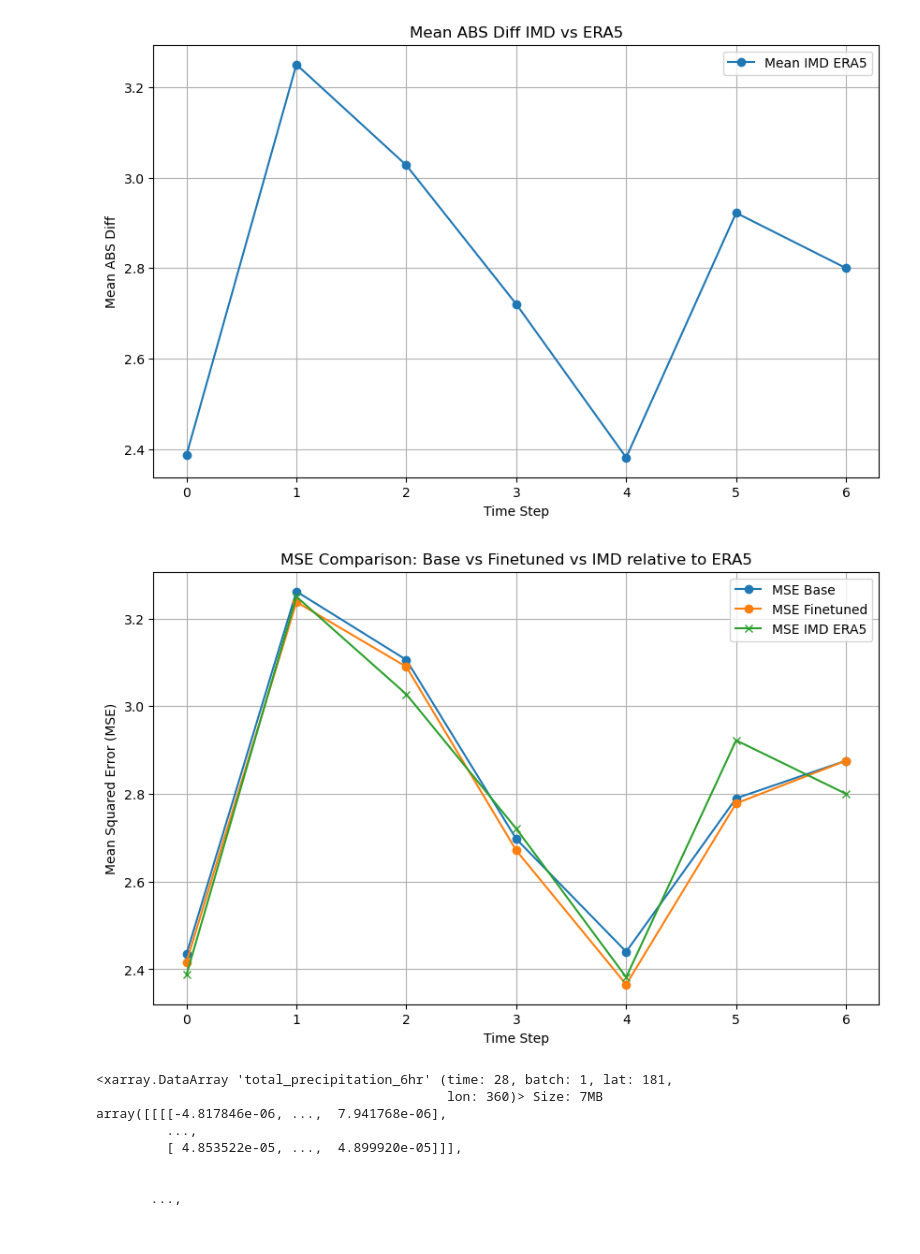
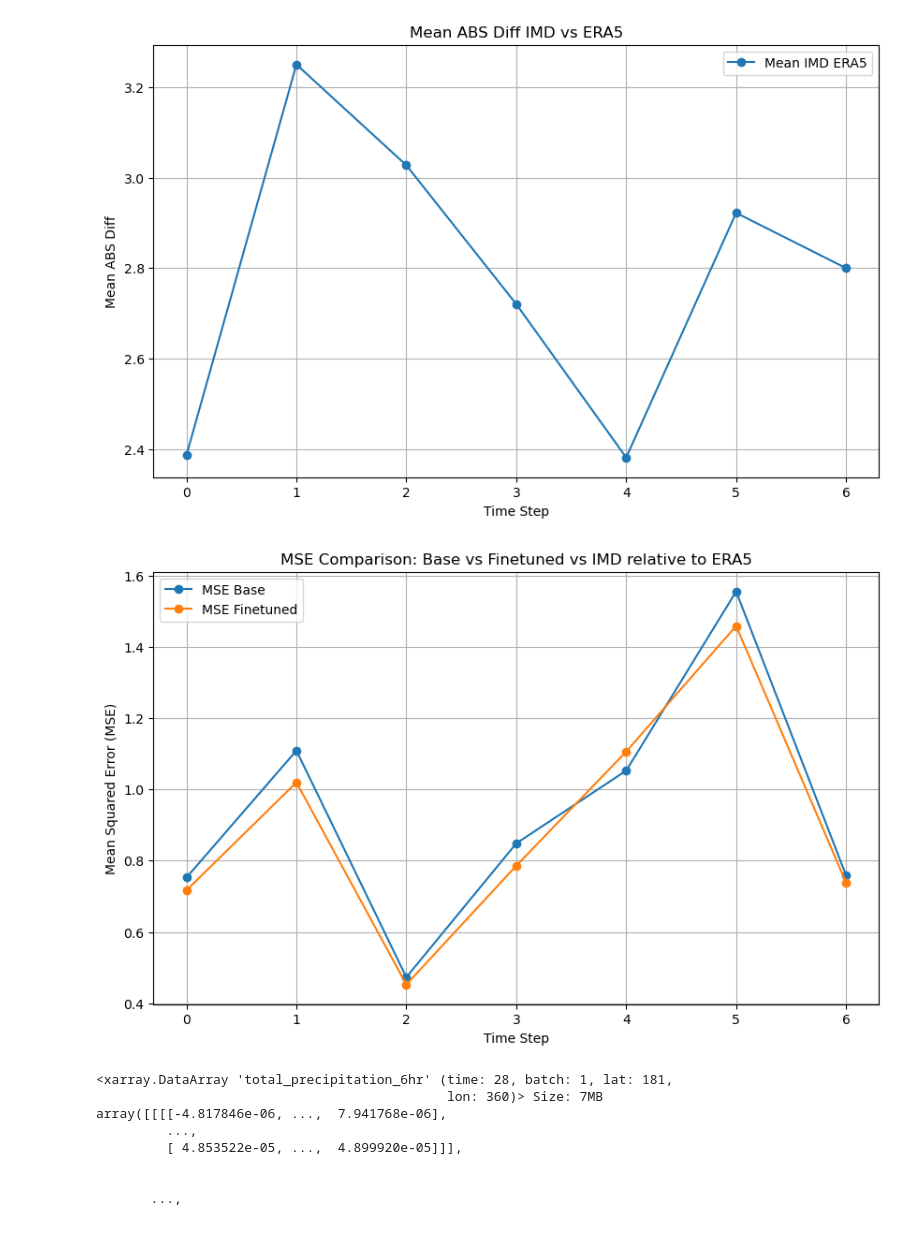
Before and after one commit to SaptarishiD/graphcast, a Jupyter notebook: local_files/finetune_vs_base.ipynb, the cells around one changed output. Drawn from its saved outputs; the diff is of its cells as text; code cells hidden in the pictures.

```diff
--- a/local_files/finetune_vs_base.ipynb
+++ b/local_files/finetune_vs_base.ipynb
@@ -314,6 +312,6 @@ Coordinates:
     units:                                    kg m**-2
     standard_name:                            unknown
 # %%
-wb_data = xr.open_zarr("/Datastorage/saptarishi.dhanuka_asp25/era5_data/era5_jun22_full.zarr")
-wb_data.isel(time=slice(7,71))
+wb_data = xr.open_zarr("/Datastorage/saptarishi.dhanuka_asp25/era5_data/wb_era5_jan2016_temp_ppt.zarr/")
+wb_data
 # %% [output]
@@ -871,4 +853,4 @@ temperature_pred_finetuned.isel(time=0).sel(lat=slice(latmax, latmin), lon=slice
 # %%
-diff = temperature_pred_finetuned.isel(time=0).squeeze() - imd_target_init_15th.isel(step=0).squeeze()
+diff = temperature_pred_finetuned.isel(time=0).squeeze() - temperature_targets.isel(time=0).squeeze()
 diff
 # %% [output]
@@ -1011,7 +994,7 @@ def finetuned_diff_imd(time_step):
 
 
 
-def plot_difference_with_targets(time_step):
+def plot_difference_with_targets_fine(time_step):
     fig, ax = plt.subplots(figsize=(8, 6), subplot_kw={'projection': ccrs.PlateCarree()})
     extent = [68, 98, 6, 38]  # Focus on India
 
@@ -1019,6 +1002,30 @@ def plot_difference_with_targets(time_step):
     temp_finetuned = temperature_pred_finetuned.isel(time=time_step).sel(lat=slice(latmax, latmin), lon=slice(lonmin, lonmax)).squeeze()
     temp_targets = temperature_targets.isel(time=time_step).sel(lat=slice(latmax, latmin), lon=slice(lonmin, lonmax)).squeeze()
     difference = temp_finetuned - temp_targets
+
+    difference.plot.pcolormesh(
+        ax=ax, transform=ccrs.PlateCarree(), cmap='bwr',
+        cbar_kwargs={'label': 'Temperature Difference (K)'})
+    ax.set_extent(extent)
+    ax.coastlines()
+    ax.set_title(f"Finetuned Prediction vs Ground Truth at Time Step {time_step}")
+
+    plt.tight_layout()
+    plt.savefig(f'plots/training/difference_finetuned{time_step}.png')
+    plt.close()
+
+    return (difference)
+
+
+
+def plot_difference_with_targets_base(time_step):
+    fig, ax = plt.subplots(figsize=(8, 6), subplot_kw={'projection': ccrs.PlateCarree()})
+    extent = [68, 98, 6, 38]  # Focus on India
+
+    # Difference between finetuned predictions and evaluation targets
+    temp_base = temperature_pred_old.isel(time=time_step).sel(lat=slice(latmax, latmin), lon=slice(lonmin, lonmax)).squeeze()
+    temp_targets = temperature_targets.isel(time=time_step).sel(lat=slice(latmax, latmin), lon=slice(lonmin, lonmax)).squeeze()
+    difference = temp_base - temp_targets
 
     difference.plot.pcolormesh(
         ax=ax, transform=ccrs.PlateCarree(), cmap='bwr',
@@ -1090,9 +1097,9 @@ differences_finetuned = []
 differences_base = []
 differences_era5_imd = []
 for time_step in tqdm(time_steps):
-    differences_finetuned.append(finetuned_diff_imd(time_step))
-    differences_base.append(base_diff_imd(time_step))
-    differences_era5_imd.append(plot_diff_imd_era5(time_step))
+    differences_finetuned.append(plot_difference_with_targets_fine(time_step))
+    differences_base.append(plot_difference_with_targets_base(time_step))
+    # differences_era5_imd.append(plot_diff_imd_era5(time_step))
 
 # print(differences_finetuned)
 # print(differences_base)
@@ -1126,11 +1125,11 @@ mse_base = []
 for i in tqdm(range(len(differences_finetuned))):
     mse_diff_finetuned = compute_mse_diffs(differences_finetuned[i])
     mse_diff_base = compute_mse_diffs(differences_base[i])
-    mse_diff_imd_era5 = compute_mse_diffs(differences_era5_imd[i])
+    # mse_diff_imd_era5 = compute_mse_diffs(differences_era5_imd[i])
 
     mse_finetuned.append(mse_diff_finetuned)
     mse_base.append(mse_diff_base)
-    mse_imd_era5.append(mse_diff_imd_era5)
+    # mse_imd_era5.append(mse_diff_imd_era5)
 # %%
 # Compute the mean absolute difference for each timestep and append to the lists
 
@@ -1197,23 +1196,23 @@ plt.show()
 # %%
 import matplotlib.pyplot as plt
 
 # Plot the line chart
 plt.figure(figsize=(10, 6))
 plt.plot(time_steps, mse_base, label='MSE Base', marker='o')
 plt.plot(time_steps, mse_finetuned, label='MSE Finetuned', marker='o')
-plt.plot(time_steps, mse_imd_era5, label='MSE IMD ERA5', marker='x')
+# plt.plot(time_steps, mse_imd_era5, label='MSE IMD ERA5', marker='x')
 
 # Add labels, title, and legend
 plt.xlabel('Time Step')
 plt.ylabel('Mean Squared Error (MSE)')
 plt.title('MSE Comparison: Base vs Finetuned vs IMD relative to ERA5')
 plt.legend()
 plt.grid(True)
 
 # Show the plot
 plt.show()
 # %% [output]
-[figure, old version]
+[figure, new version]
 # %%
 # predictions_old['total_precipitation_6hr']
 # %% [output]
```
Also changed, not shown: parts of 14 cells of this notebook, 28 other files.
